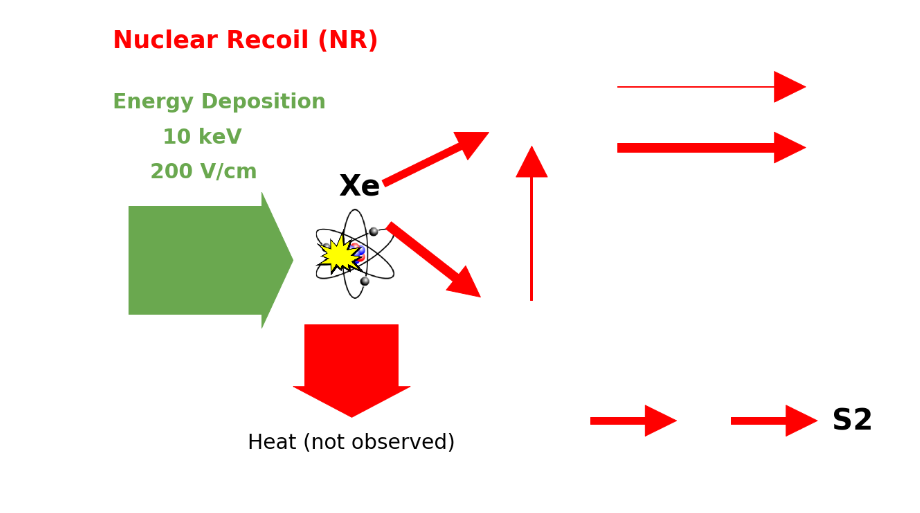
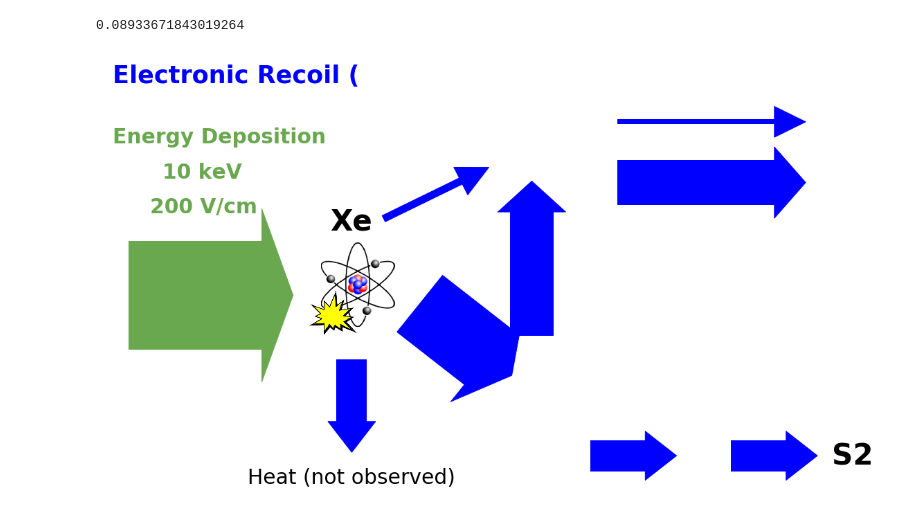
Before and after one commit to vvelan/Xenimation, a Jupyter notebook: Xenimate_ERvsNR.ipynb, the cells around one changed output. Drawn from its saved outputs; the diff is of its cells as text; code cells hidden in the pictures.

```diff
--- a/Xenimate_ERvsNR.ipynb
+++ b/Xenimate_ERvsNR.ipynb
@@ -23,4 +27,5 @@ import XenimationHelper as xen
 # %%
-xen.GetFlowImage('NR', 10, 200)
+xen.GetFlowImage('ER', 10, 200)
 # %% [output]
+0.08933671843019264
-[figure, old version]
+[figure, new version]
```
Also changed, not shown: parts of 2 cells of this notebook, 3 other files.
